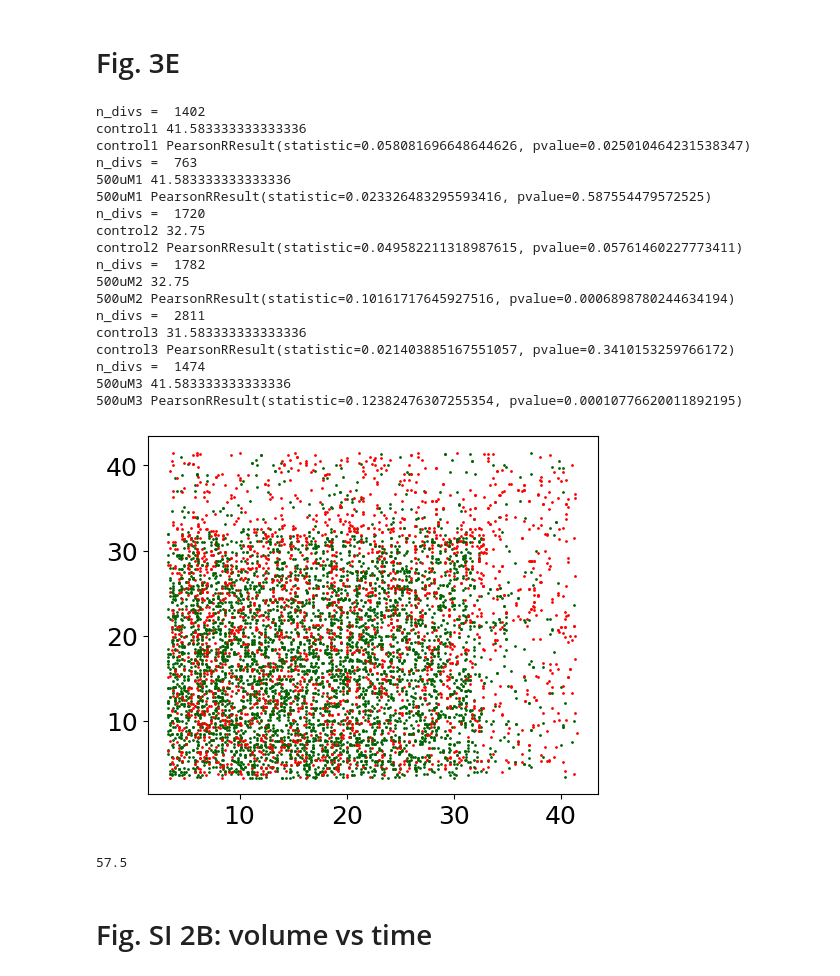
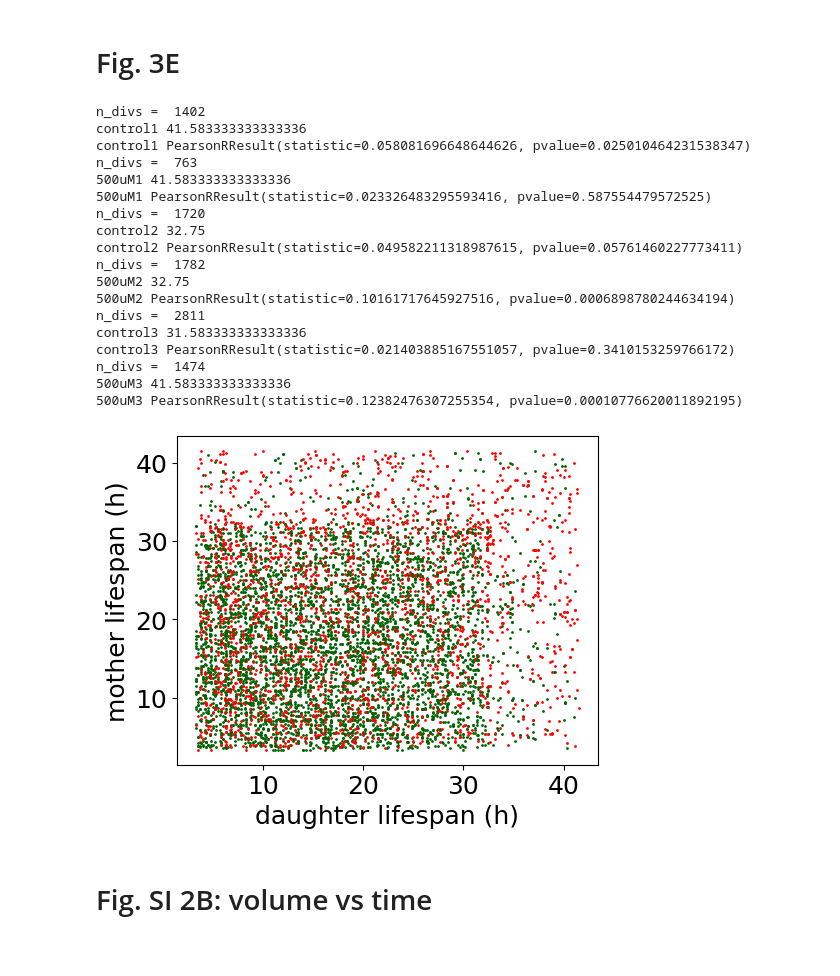
Before and after one commit to Dioscuri-Centre/phenotypic_heterogeneity, a Jupyter notebook: figures/tracking_brightfield_Fig2DE_Fig3DEF_FigSI2B.ipynb, the cells around one changed output. Drawn from its saved outputs; the diff is of its cells as text; code cells hidden in the pictures.

```diff
--- a/figures/tracking_brightfield_Fig2DE_Fig3DEF_FigSI2B.ipynb
+++ b/figures/tracking_brightfield_Fig2DE_Fig3DEF_FigSI2B.ipynb
@@ -819,44 +819,41 @@ for k in dat3:
     graph=dat3[k]['graph']
     lfs1,lfs2=mother_daughter_lifespan(graph)
     lfs1,lfs2 = np.array([lfs1,lfs2])
+    # set the x,y limits based on the longest mother and daughter trajectory
     tmax = max(lfs1+lfs2)/2
-    tmax = 30 if k in ['3' in k else 40
+    #tmax = 40 if '1' in k else 30
     print(k,tmax)
     #cnd = np.logical_or(lfs1 < 40,lfs2 < 40)
     #lfs1,lfs2 = lfs1[cnd],lfs2[cnd]
     lfs1,lfs2 = lfs1[(lfs1<tmax) & (lfs2 <tmax)],lfs2[(lfs1<tmax) & (lfs2 <tmax)]
     ax.scatter(lfs1,lfs2,s=1,c='red' if '500uM' in k else 'darkgreen')
     print(k,stats.pearsonr(lfs1,lfs2))
 #ax.set_ylim(0,40)
 #ax.set_xlim(0,42)
-#ax.set_ylabel("mother speed ($\mu$m/min)")
-#ax.set_xlabel("daughter speed ($\mu$m/min)")
+ax.set_ylabel("mother lifespan (h)")
+ax.set_xlabel("daughter lifespan (h)")
 #plt.savefig(currdir+'\\mother_daugther_speed.png',dpi=300)
 plt.show()
 # %% [output]
 n_divs =  1402
 control1 41.583333333333336
 control1 PearsonRResult(statistic=0.058081696648644626, pvalue=0.025010464231538347)
 n_divs =  763
 500uM1 41.583333333333336
 500uM1 PearsonRResult(statistic=0.023326483295593416, pvalue=0.587554479572525)
 n_divs =  1720
 control2 32.75
 control2 PearsonRResult(statistic=0.049582211318987615, pvalue=0.05761460227773411)
 n_divs =  1782
 500uM2 32.75
 500uM2 PearsonRResult(statistic=0.10161717645927516, pvalue=0.0006898780244634194)
 n_divs =  2811
 control3 31.583333333333336
 control3 PearsonRResult(statistic=0.021403885167551057, pvalue=0.3410153259766172)
 n_divs =  1474
 500uM3 41.583333333333336
 500uM3 PearsonRResult(statistic=0.12382476307255354, pvalue=0.00010776620011892195)
-[figure, old version]
+[figure, new version]
-# %%
-tlim['control1']/6/2
-# %% [output]
-57.5
 # %% [markdown]
 # Fig. SI 2B: volume vs time
 # %%
```
